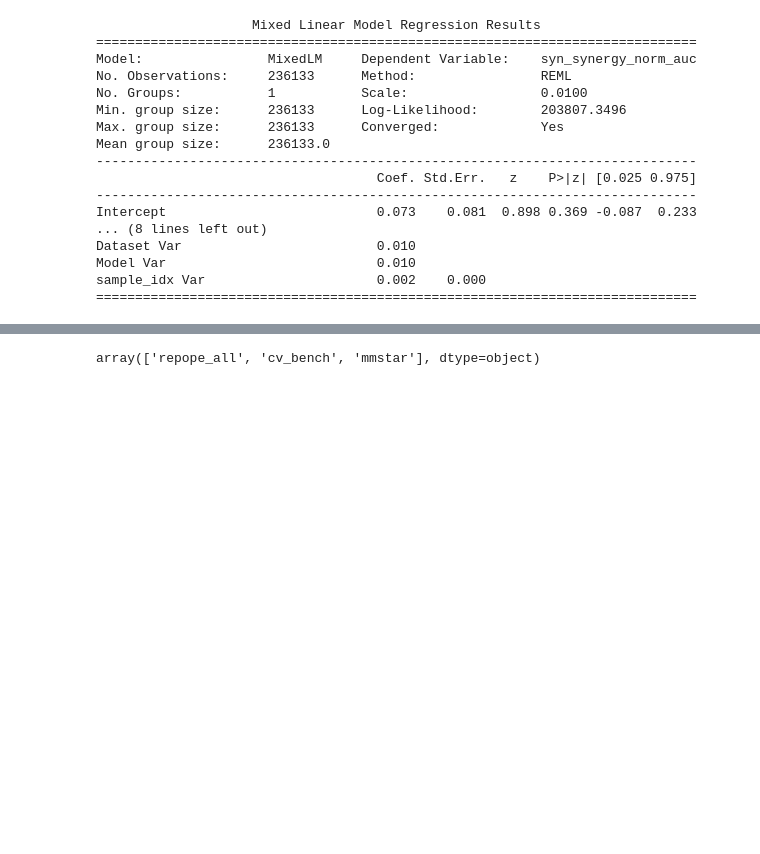
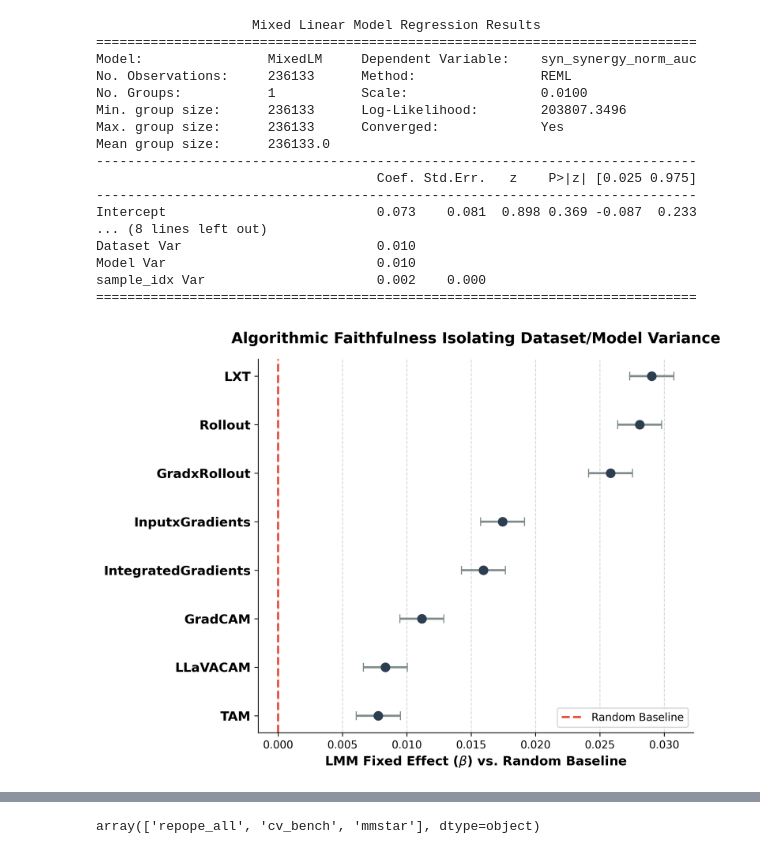
Before and after one commit to serval-uni-lu/xai-vdoc-benchmark, a Jupyter notebook: notebooks/test.ipynb, the cells around one changed output, grey strips where cells are left out. Cells and saved outputs as stored; diff of their text form; code cells hidden in the pictures; blank space fills up the shorter version.

```diff
--- a/notebooks/test.ipynb
+++ b/notebooks/test.ipynb
@@ -6103,3 +6699,68 @@ Dataset Var                         0.010
 Model Var                           0.010
 sample_idx Var                      0.002    0.000
 =============================================================================
+# %%
+# 2. Extract the Fixed Effects (Coefficients and Confidence Intervals)
+# result.params contains all estimates, including the random effect variances.
+# result.conf_int() contains the 95% CI bounds.
+summary_df = pd.DataFrame({
+    'coef': result.params,
+    'lower_ci': result.conf_int()[0],
+    'upper_ci': result.conf_int()[1],
+    'pvalue': result.pvalues
+})
+
+summary_df.to_csv("../logs/lmm_whole.csv")
+# %%
+
+
+
+# 3. Clean up the dataframe for plotting
+# We only want the Explainer coefficients, not the Intercept or Variance components
+explainer_df = summary_df[summary_df.index.str.contains("C\(Explainer\)\[T\.")].copy()
+
+# Clean up the index names from "C(Explainer)[T.LXT]" to just "LXT"
+explainer_df.index = explainer_df.index.str.replace("C(Explainer)[T.", "", regex=False).str.replace("]", "", regex=False)
+
+# Sort the explainers by coefficient value so the plot looks like a clean leaderboard
+explainer_df = explainer_df.sort_values('coef', ascending=True)
+
+# 4. Create the Forest Plot
+fig, ax = plt.subplots(figsize=(8, 6), dpi=300)
+
+# The y-axis positions
+y_ticks = np.arange(len(explainer_df))
+
+# Calculate the error margins for the plot (matplotlib errorbar takes relative distances, not absolute bounds)
+xerr_lower = explainer_df['coef'] - explainer_df['lower_ci']
+xerr_upper = explainer_df['upper_ci'] - explainer_df['coef']
+xerr = [xerr_lower, xerr_upper]
+
+# Plot the points and error bars
+ax.errorbar(x=explainer_df['coef'], y=y_ticks, xerr=xerr, fmt='o',
+            color='#2c3e50', ecolor='#7f8c8d', elinewidth=2, capsize=4, markersize=8)
+
+# Add a vertical dashed line at x=0 (The Random Baseline)
+ax.axvline(x=0, color='#e74c3c', linestyle='--', linewidth=2, label='Random Baseline')
+
+# Formatting the plot for NeurIPS standard
+ax.set_yticks(y_ticks)
+ax.set_yticklabels(explainer_df.index, fontsize=12, fontweight='bold')
+ax.set_xlabel(r'LMM Fixed Effect ($\beta$) vs. Random Baseline', fontsize=12, fontweight='bold')
+ax.set_title('Algorithmic Faithfulness Isolating Dataset/Model Variance', fontsize=14, fontweight='bold', pad=15)
+
+# Remove top and right spines for a cleaner look
+ax.spines['top'].set_visible(False)
+ax.spines['right'].set_visible(False)
+
+# Add a grid for easier reading of the x-axis
+ax.grid(axis='x', linestyle='--', alpha=0.5)
+ax.legend(loc='lower right')
+
+plt.tight_layout()
+
+# Save the figure as a PDF for LaTeX
+plt.savefig("lmm_forest_plot.pdf", format='pdf', bbox_inches='tight')
+plt.show()
+# %% [output]
+[figure, added]
```
Also changed, not shown: parts of 28 cells of this notebook, 3 other files.
